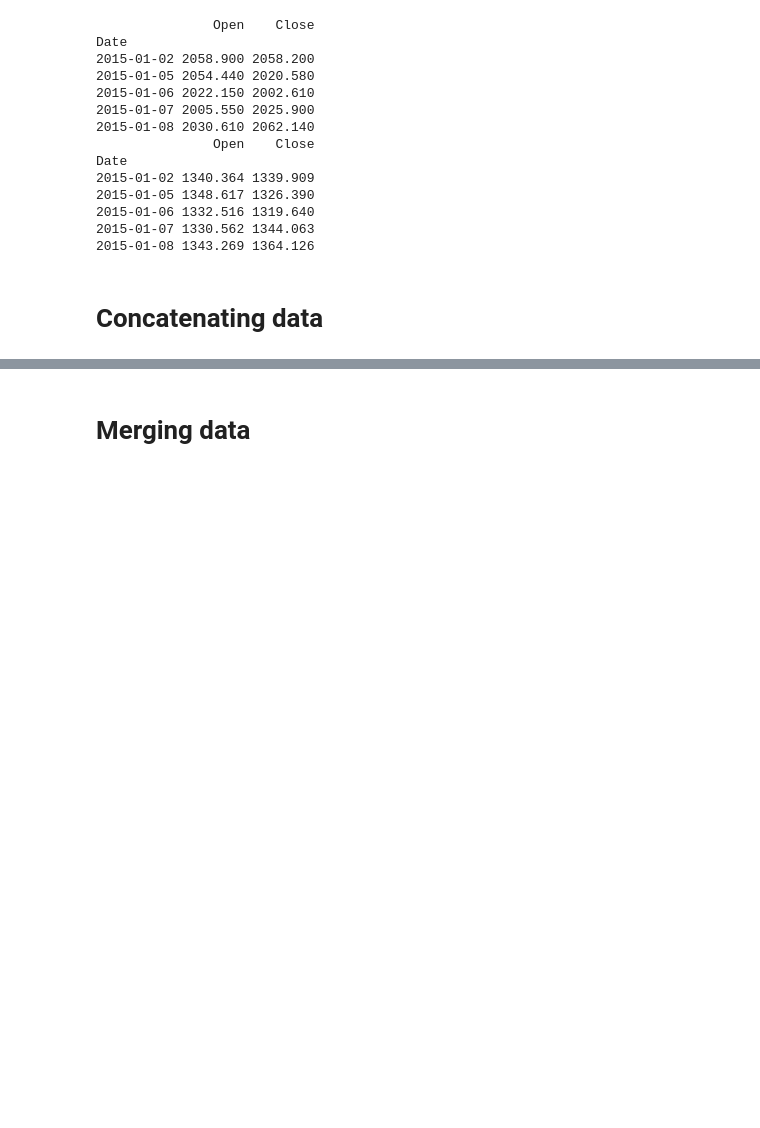
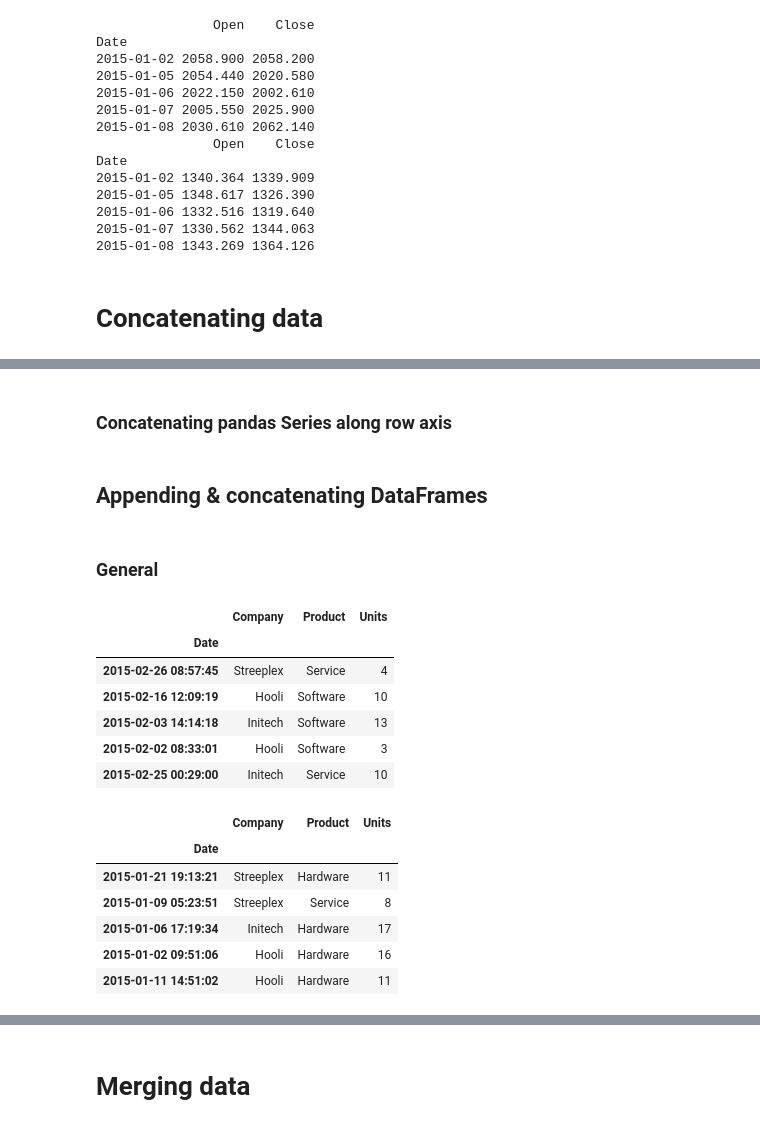
Before and after one commit to Folgir/DataCamp, a Jupyter notebook: Python_mergingDataFramesWithPandas.ipynb, the cells around one changed output, grey strips where cells are left out. Cells and saved outputs as stored; diff of their text form; code cells hidden in the pictures; blank space fills up the shorter version.

```diff
--- a/Python_mergingDataFramesWithPandas.ipynb
+++ b/Python_mergingDataFramesWithPandas.ipynb
@@ -716,0 +819,2 @@ Date
+# %% [markdown]
+### Concatenating pandas Series along row axis
@@ -716,0 +835,25 @@ Date
+# %% [markdown]
+## Appending & concatenating DataFrames
+# %% [markdown]
+### General
+# %%
+# THERE WERE NO DATA SO USED OTHER!!!
+df1 = pd.read_csv('sales-feb-2015.csv', index_col=0)
+df2 = pd.read_csv('sales-jan-2015.csv', index_col=0)
+df1.head()
+df2.head()
+# %% [output]
+|  | Company | Product | Units |
+| Date |  |  |  |
+| 2015-02-26 08:57:45 | Streeplex | Service | 4 |
+| 2015-02-16 12:09:19 | Hooli | Software | 10 |
+| 2015-02-03 14:14:18 | Initech | Software | 13 |
+| 2015-02-02 08:33:01 | Hooli | Software | 3 |
+| 2015-02-25 00:29:00 | Initech | Service | 10 |
+|  | Company | Product | Units |
+| Date |  |  |  |
+| 2015-01-21 19:13:21 | Streeplex | Hardware | 11 |
+| 2015-01-09 05:23:51 | Streeplex | Service | 8 |
+| 2015-01-06 17:19:34 | Initech | Hardware | 17 |
+| 2015-01-02 09:51:06 | Hooli | Hardware | 16 |
+| 2015-01-11 14:51:02 | Hooli | Hardware | 11 |
```
Also changed, not shown: parts of 37 cells of this notebook.
